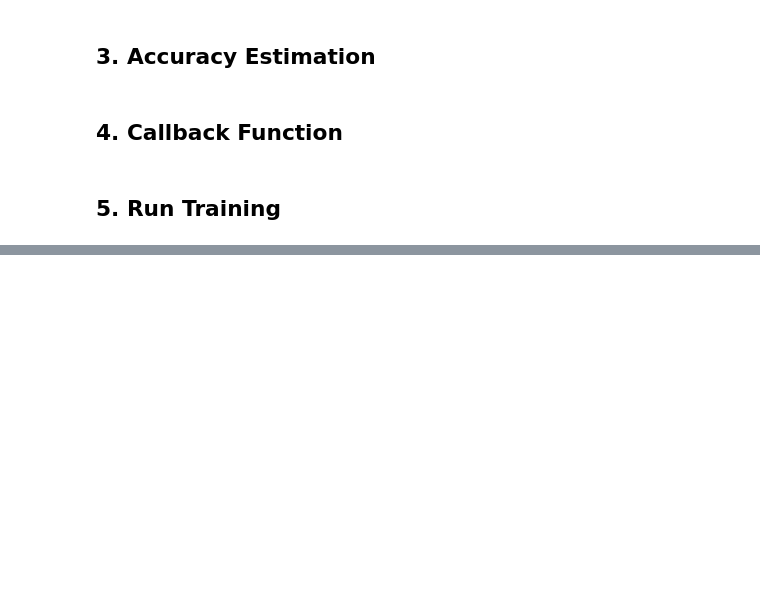
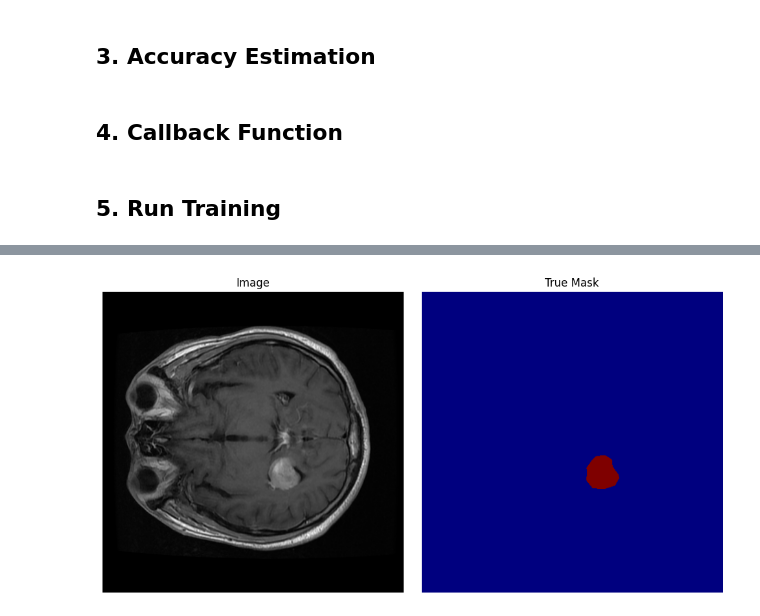
Before and after one commit to elliemci/vision-transformer-models, a Jupyter notebook: image_segmentation/transformer_seg_training.ipynb, the cells around one changed output, grey strips where cells are left out. Cells and saved outputs as stored; diff of their text form; code cells hidden in the pictures; blank space fills up the shorter version.

```diff
--- a/image_segmentation/transformer_seg_training.ipynb
+++ b/image_segmentation/transformer_seg_training.ipynb
@@ -430,0 +579,49 @@ train(model, train_loader, val_loader, optimizer, criterion, num_epochs, device,
+# %%
+import matplotlib.pyplot as plt
+import numpy as np
+
+def display_image_and_mask(image, mask):
+    """
+    Displays an image and its corresponding mask.
+
+    Args:
+        image (torch.Tensor): The image tensor (C, H, W).
+        mask (torch.Tensor): The mask tensor (H, W).
+    """
+
+    # Move tensors to CPU and convert to NumPy arrays
+    image = image.cpu().numpy().transpose(1, 2, 0)  # (C, H, W) -> (H, W, C)
+    mask = mask.cpu().numpy()
+
+    # Normalize the image for display
+    image = (image - image.min()) / (image.max() - image.min())
+
+    # Create a figure with two subplots
+    fig, axs = plt.subplots(1, 2, figsize=(10, 5))
+
+    # Display the image
+    axs[0].imshow(image)
+    axs[0].set_title("Image")
+    axs[0].axis("off")
+
+    # Display the mask
+    axs[1].imshow(mask, cmap="jet")  # Use a suitable colormap for the mask
+    axs[1].set_title("True Mask")
+    axs[1].axis("off")
+
+    plt.tight_layout()
+    plt.show()
+
+# Get a batch from the validation loader
+for batch in val_loader:
+    break  # Get only the first batch
+
+# Access the image and mask from the batch
+image = batch['pixel_values'][0]  # Get the first image from the batch
+true_mask = batch['mask'][0].squeeze(0)  # Get the first mask and remove channel dimension if necessary
+
+
+# Display the image and mask
+display_image_and_mask(image, true_mask)
+# %% [output]
+[figure, added]
```
Also changed, not shown: parts of 19 cells of this notebook.
